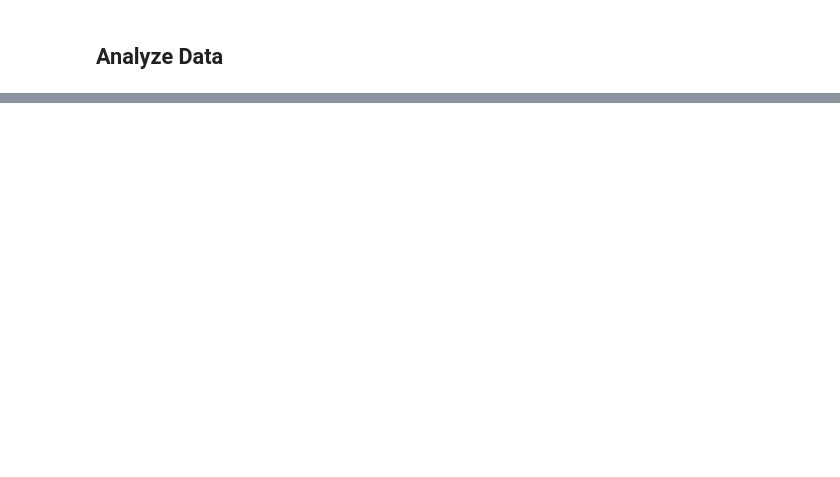
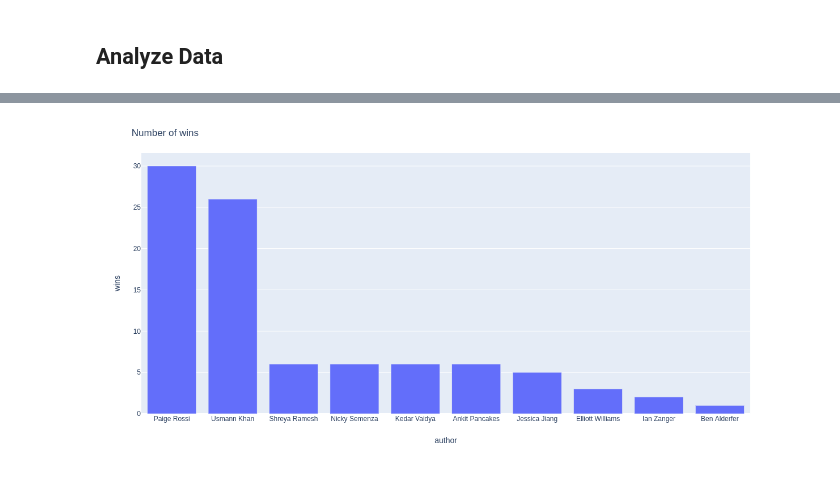
Before and after one commit to UsmannK/nyt-crossword-analysis, a Jupyter notebook: crossword_analysis.ipynb, the cells around one changed output, grey strips where cells are left out. Saved outputs shown, nothing was run; the diff lists cells and outputs as text; code cells hidden in the pictures; blank space fills up the shorter version.

```diff
--- a/crossword_analysis.ipynb
+++ b/crossword_analysis.ipynb
@@ -110,0 +153,22 @@ after: 0 dups in 522 rows
+# %%
+min_day = min(df['day'])
+max_day = max(df['day'])
+cur_day = min_day
+# %%
+wins = []
+while cur_day <= max_day:
+    cur_df = df[df['day'] == cur_day]
+    if len(cur_df) == 0:
+        cur_day += datetime.timedelta(days=1)
+        continue
+    min_time = min(cur_df['time'])
+    winning_authors = list(cur_df[cur_df['time'] == min_time]['author'])
+    wins.extend(winning_authors)
+    cur_day += datetime.timedelta(days=1)
+# %%
+wins = pd.DataFrame({'wins':{i:wins.count(i) for i in set(wins)}})
+wins['author'] = wins.index
+# %%
+px.bar(wins, y='wins', x='author').update_xaxes(categoryorder='total descending').update_layout(title='Number of wins')
+# %% [output]
+[figure, added]
```
Also changed, not shown: parts of 16 cells of this notebook.
